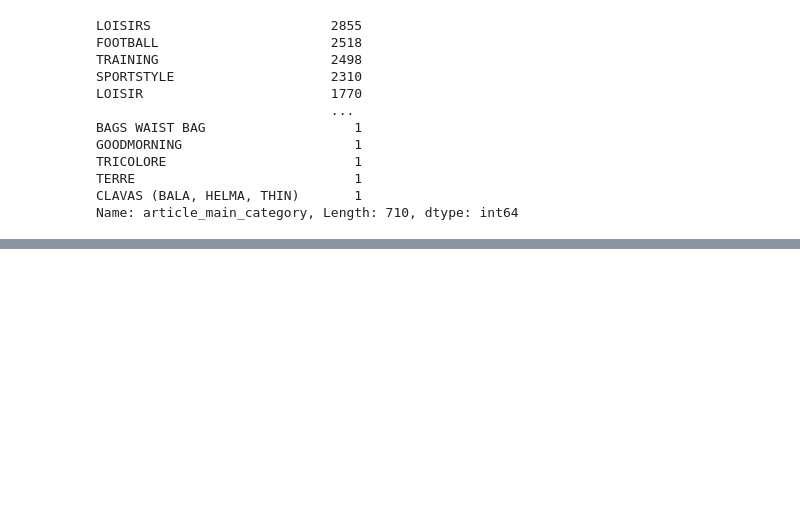
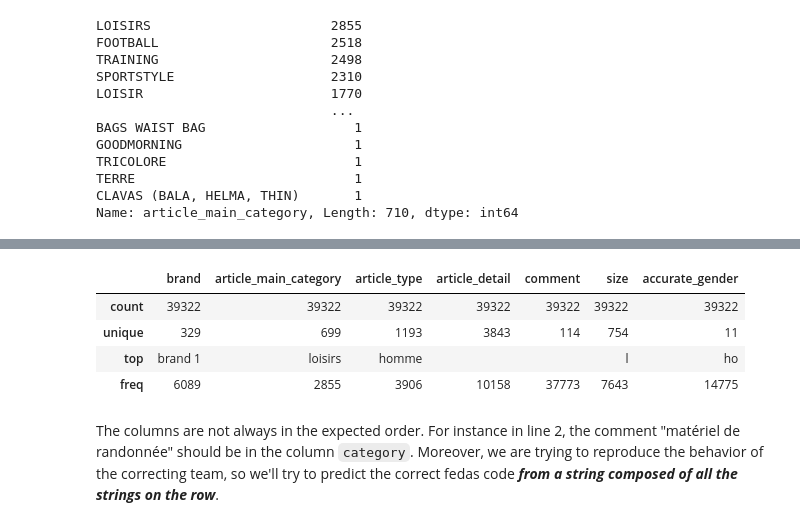
Before and after one commit to SoCrespo/technical_test, a Jupyter notebook: technical_test.ipynb, the cells around one changed output, grey strips where cells are left out. Cells and saved outputs as stored; diff of their text form; code cells hidden in the pictures; blank space fills up the shorter version.

```diff
--- a/technical_test.ipynb
+++ b/technical_test.ipynb
@@ -248,0 +241,10 @@ train
+# %%
+train.describe()
+# %% [output]
+|  | brand | article_main_category | article_type | article_detail | comment | size | accurate_gender |
+| count | 39322 | 39322 | 39322 | 39322 | 39322 | 39322 | 39322 |
+| unique | 329 | 699 | 1193 | 3843 | 114 | 754 | 11 |
+| top | brand 1 | loisirs | homme |  |  | l | ho |
+| freq | 6089 | 2855 | 3906 | 10158 | 37773 | 7643 | 14775 |
+# %% [markdown]
+The columns are not always in the expected order. For instance in line 2, the comment "matériel de randonnée" should be in the column `category`. Moreover, we are trying to reproduce the behavior of the correcting team, so we'll try to predict the correct fedas code ***from a string composed of all the strings on the row***.
```
Also changed, not shown: parts of 32 cells of this notebook.
